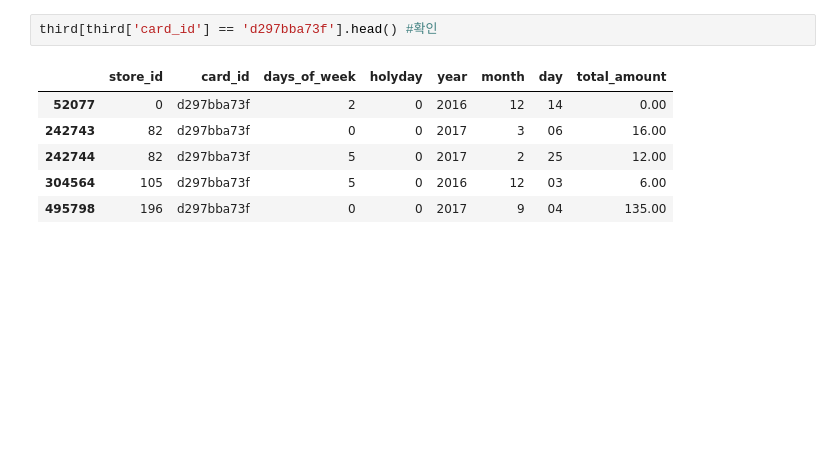
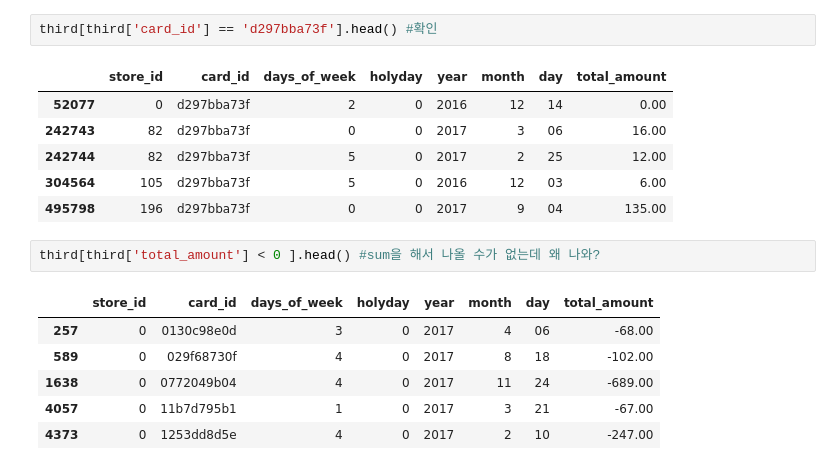
Before and after one commit to brandnewmin/brandnewm, a Jupyter notebook: dacon2.ipynb, the cells around one changed output. Drawn from its saved outputs; the diff is of its cells as text; blank space fills up the shorter version.

```diff
--- a/dacon2.ipynb
+++ b/dacon2.ipynb
@@ -381,3 +354,12 @@ third[third['card_id'] == 'd297bba73f'].head() #확인
 | 242744 | 82 | d297bba73f | 5 | 0 | 2017 | 2 | 25 | 12.00 |
 | 304564 | 105 | d297bba73f | 5 | 0 | 2016 | 12 | 03 | 6.00 |
 | 495798 | 196 | d297bba73f | 0 | 0 | 2017 | 9 | 04 | 135.00 |
+# %%
+third[third['total_amount'] < 0 ].head() #sum을 해서 나올 수가 없는데 왜 나와?
+# %% [output]
+|  | store_id | card_id | days_of_week | holyday | year | month | day | total_amount |
+| 257 | 0 | 0130c98e0d | 3 | 0 | 2017 | 4 | 06 | -68.00 |
+| 589 | 0 | 029f68730f | 4 | 0 | 2017 | 8 | 18 | -102.00 |
+| 1638 | 0 | 0772049b04 | 4 | 0 | 2017 | 11 | 24 | -689.00 |
+| 4057 | 0 | 11b7d795b1 | 1 | 0 | 2017 | 3 | 21 | -67.00 |
+| 4373 | 0 | 1253dd8d5e | 4 | 0 | 2017 | 2 | 10 | -247.00 |
```
Also changed, not shown: parts of 16 cells of this notebook.
